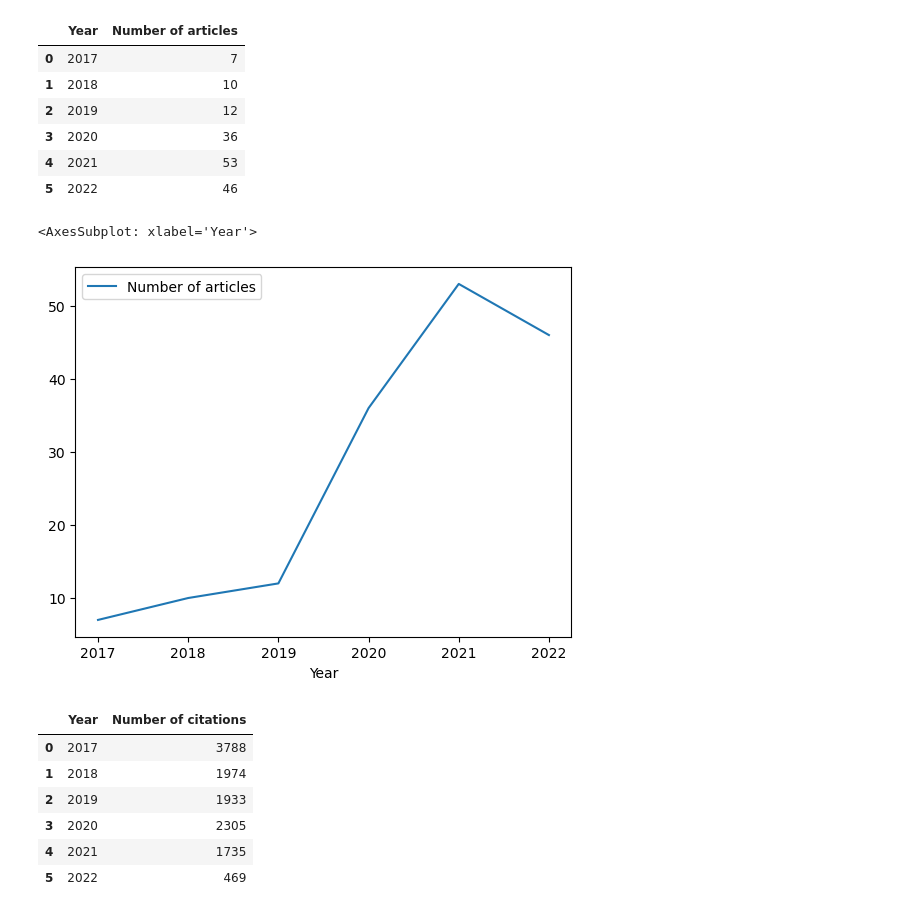
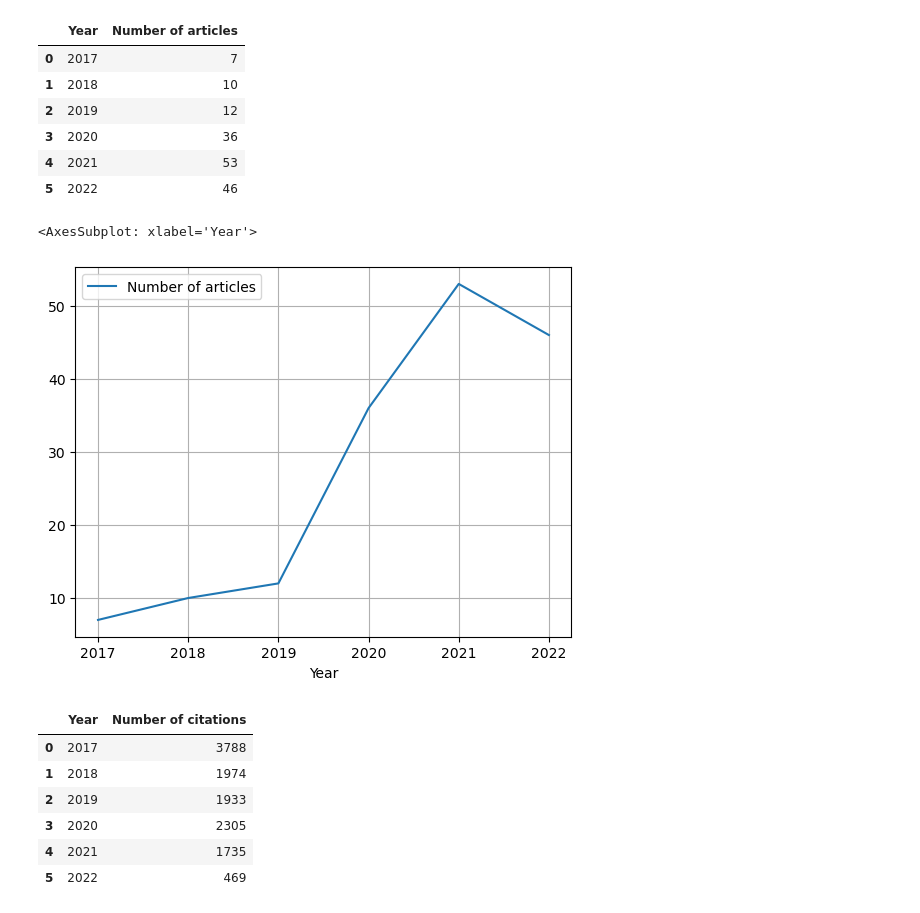
Before and after one commit to linyanna/multimodal-machine-learning, a Jupyter notebook: Assignment 1/Assignment1_pt1.ipynb, the cells around one changed output. Drawn from its saved outputs; the diff is of its cells as text; code cells hidden in the pictures.

```diff
--- a/Assignment 1/Assignment1_pt1.ipynb
+++ b/Assignment 1/Assignment1_pt1.ipynb
@@ -30,10 +30,10 @@ yearly_publication_df
 | 5 | 2022 | 46 |
 # %%
 # Syntax for visualization plot
-yearly_publication_df.plot(x='Year', y='Number of articles', kind='line')
+yearly_publication_df.plot(x='Year', y='Number of articles', kind='line', grid=True)
 # %% [output]
 <AxesSubplot: xlabel='Year'>
-[figure, old version]
+[figure, new version]
 # %%
 # Plot the yearly_citation figure, in which the x-axis is the year, the y-axis is the total number of citations during that year.
 
```
Also changed, not shown: parts of 2 cells of this notebook, 5 other files.
